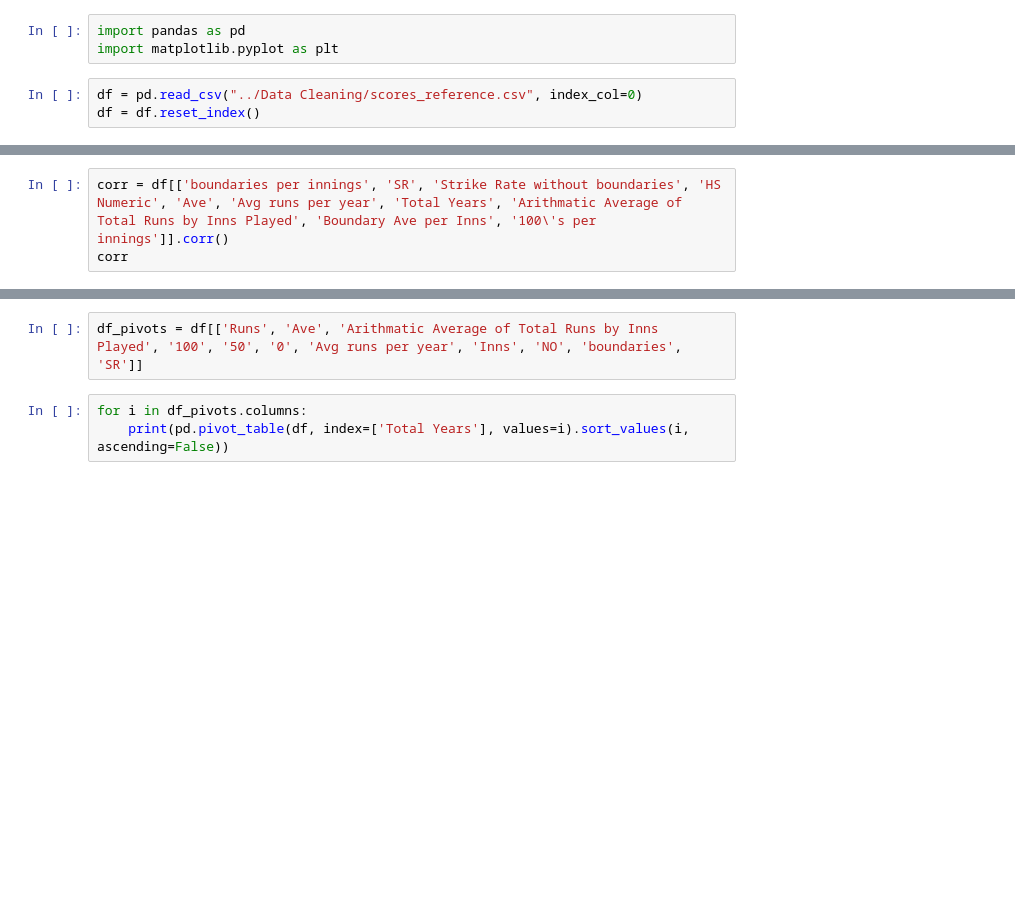
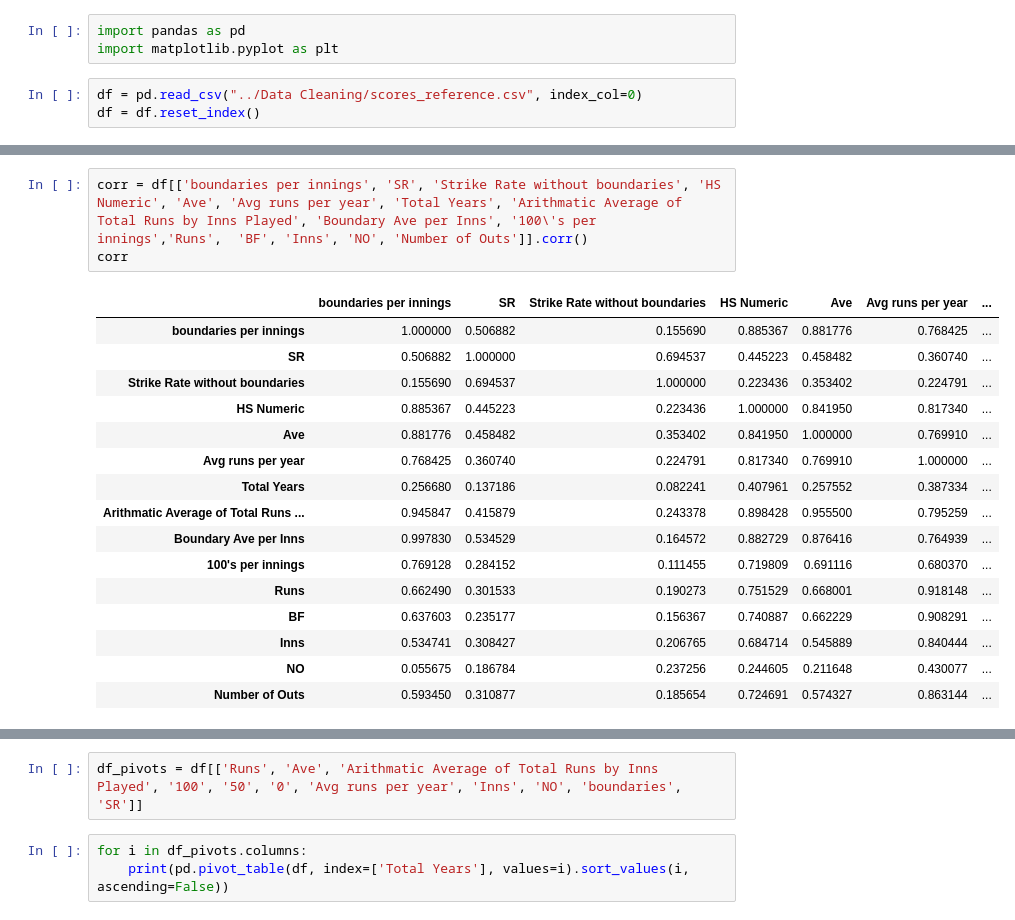
Before and after one commit to AmanJain27/Cricket-Analysis, a Jupyter notebook: EDA/data_eda_2.ipynb, the cells around one changed output, grey strips where cells are left out. Cells and saved outputs as stored; diff of their text form; blank space fills up the shorter version.

```diff
--- a/EDA/data_eda_2.ipynb
+++ b/EDA/data_eda_2.ipynb
@@ -53,6 +130,23 @@ df.columns
 # %%
-corr = df[['boundaries per innings', 'SR', 'Strike Rate without boundaries', 'HS Numeric', 'Ave', 'Avg runs per year', 'Total Years', 'Arithmatic Average of Total Runs by Inns Played', 'Boundary Ave per Inns', '100\'s per innings']].corr()
+corr = df[['boundaries per innings', 'SR', 'Strike Rate without boundaries', 'HS Numeric', 'Ave', 'Avg runs per year', 'Total Years', 'Arithmatic Average of Total Runs by Inns Played', 'Boundary Ave per Inns', '100\'s per innings','Runs',  'BF', 'Inns', 'NO', 'Number of Outs']].corr()
 corr
+# %% [output]
+|  | boundaries per innings | SR | Strike Rate without boundaries | HS Numeric | Ave | Avg runs per year | ... |
+| boundaries per innings | 1.000000 | 0.506882 | 0.155690 | 0.885367 | 0.881776 | 0.768425 | ... |
+| SR | 0.506882 | 1.000000 | 0.694537 | 0.445223 | 0.458482 | 0.360740 | ... |
+| Strike Rate without boundaries | 0.155690 | 0.694537 | 1.000000 | 0.223436 | 0.353402 | 0.224791 | ... |
+| HS Numeric | 0.885367 | 0.445223 | 0.223436 | 1.000000 | 0.841950 | 0.817340 | ... |
+| Ave | 0.881776 | 0.458482 | 0.353402 | 0.841950 | 1.000000 | 0.769910 | ... |
+| Avg runs per year | 0.768425 | 0.360740 | 0.224791 | 0.817340 | 0.769910 | 1.000000 | ... |
+| Total Years | 0.256680 | 0.137186 | 0.082241 | 0.407961 | 0.257552 | 0.387334 | ... |
+| Arithmatic Average of Total Runs ... | 0.945847 | 0.415879 | 0.243378 | 0.898428 | 0.955500 | 0.795259 | ... |
+| Boundary Ave per Inns | 0.997830 | 0.534529 | 0.164572 | 0.882729 | 0.876416 | 0.764939 | ... |
+| 100's per innings | 0.769128 | 0.284152 | 0.111455 | 0.719809 | 0.691116 | 0.680370 | ... |
+| Runs | 0.662490 | 0.301533 | 0.190273 | 0.751529 | 0.668001 | 0.918148 | ... |
+| BF | 0.637603 | 0.235177 | 0.156367 | 0.740887 | 0.662229 | 0.908291 | ... |
+| Inns | 0.534741 | 0.308427 | 0.206765 | 0.684714 | 0.545889 | 0.840444 | ... |
+| NO | 0.055675 | 0.186784 | 0.237256 | 0.244605 | 0.211648 | 0.430077 | ... |
+| Number of Outs | 0.593450 | 0.310877 | 0.185654 | 0.724691 | 0.574327 | 0.863144 | ... |
 # %%
 import seaborn as sns
 cmap=sns.diverging_palette(210, 15, 80, as_cmap=True)
```
Also changed, not shown: parts of 25 cells of this notebook, 6 other files.
